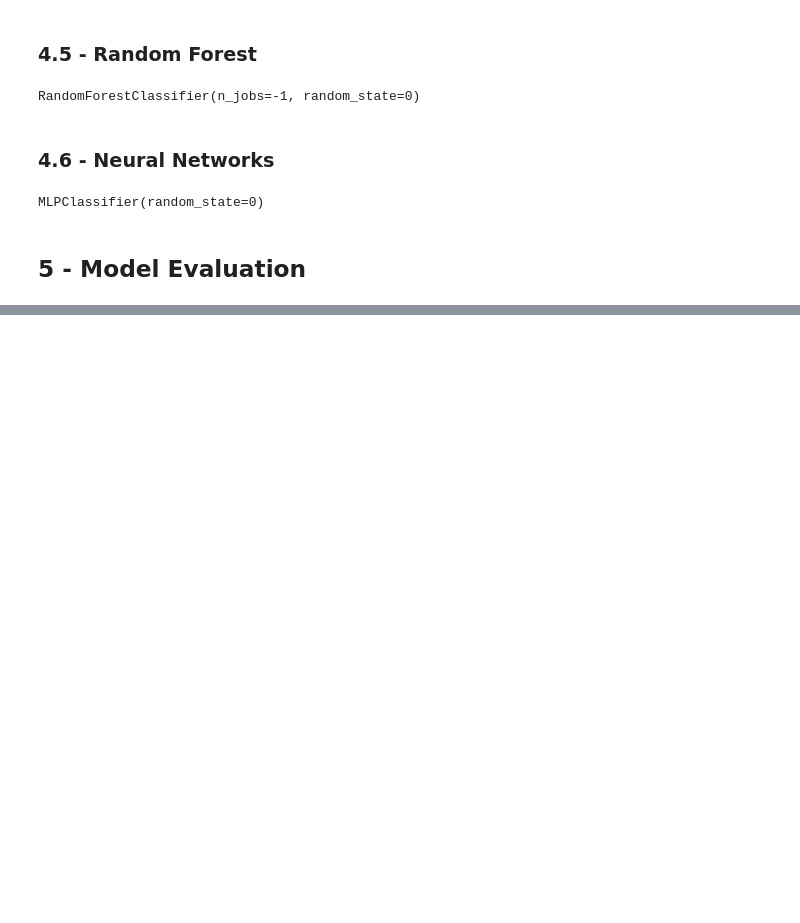
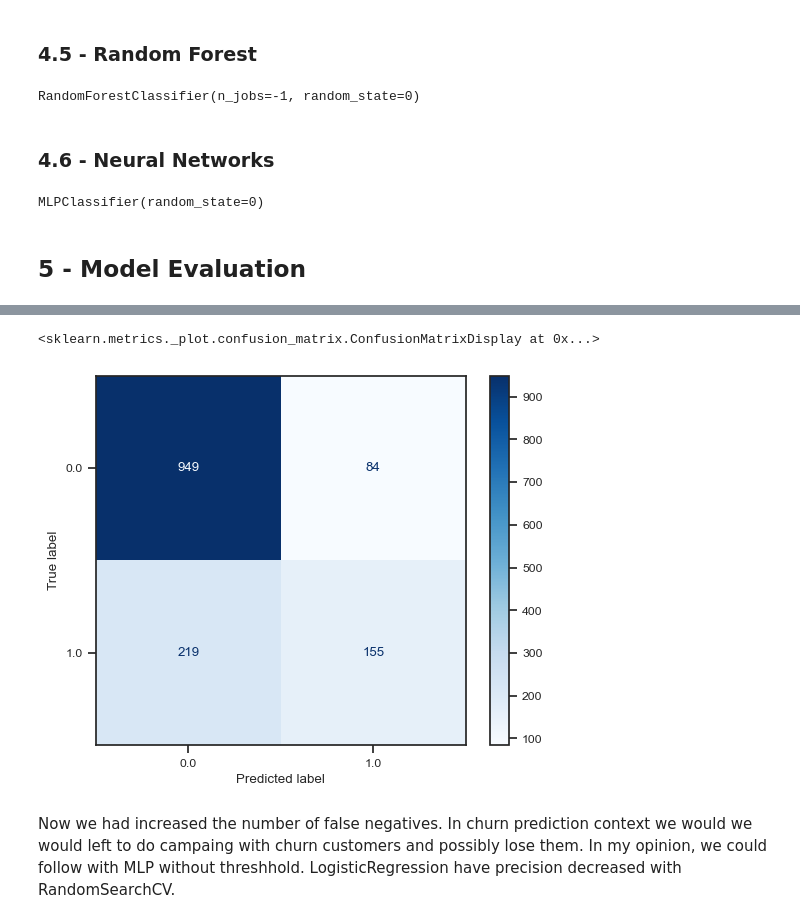
Before and after one commit to guipradow/churn_prediction, a Jupyter notebook: churn_prediction.ipynb, the cells around one changed output, grey strips where cells are left out. Drawn from its saved outputs; the diff is of its cells as text; code cells hidden in the pictures; blank space fills up the shorter version.

```diff
--- a/churn_prediction.ipynb
+++ b/churn_prediction.ipynb
@@ -656,0 +973,4 @@ for model, name, ax in zip(models, model_names, axes.flatten()):
+# %%
+probability = MLP_cv.predict_proba(X_test)
+# %%
+y_pred = (probability[:, 1] > 0.6).astype(int)
@@ -656,0 +989,7 @@ for model, name, ax in zip(models, model_names, axes.flatten()):
+# %%
+metrics.ConfusionMatrixDisplay.from_predictions(y_test, y_pred, cmap="Blues")
+# %% [output]
+<sklearn.metrics._plot.confusion_matrix.ConfusionMatrixDisplay at 0x...>
+[figure, added]
+# %% [markdown]
+Now we had increased the number of false negatives. In churn prediction context we would we would left to do campaing with churn customers and possibly lose them. In my opinion, we could follow with MLP without threshhold. LogisticRegression have precision decreased with RandomSearchCV.
```
Also changed, not shown: parts of 33 cells of this notebook.
